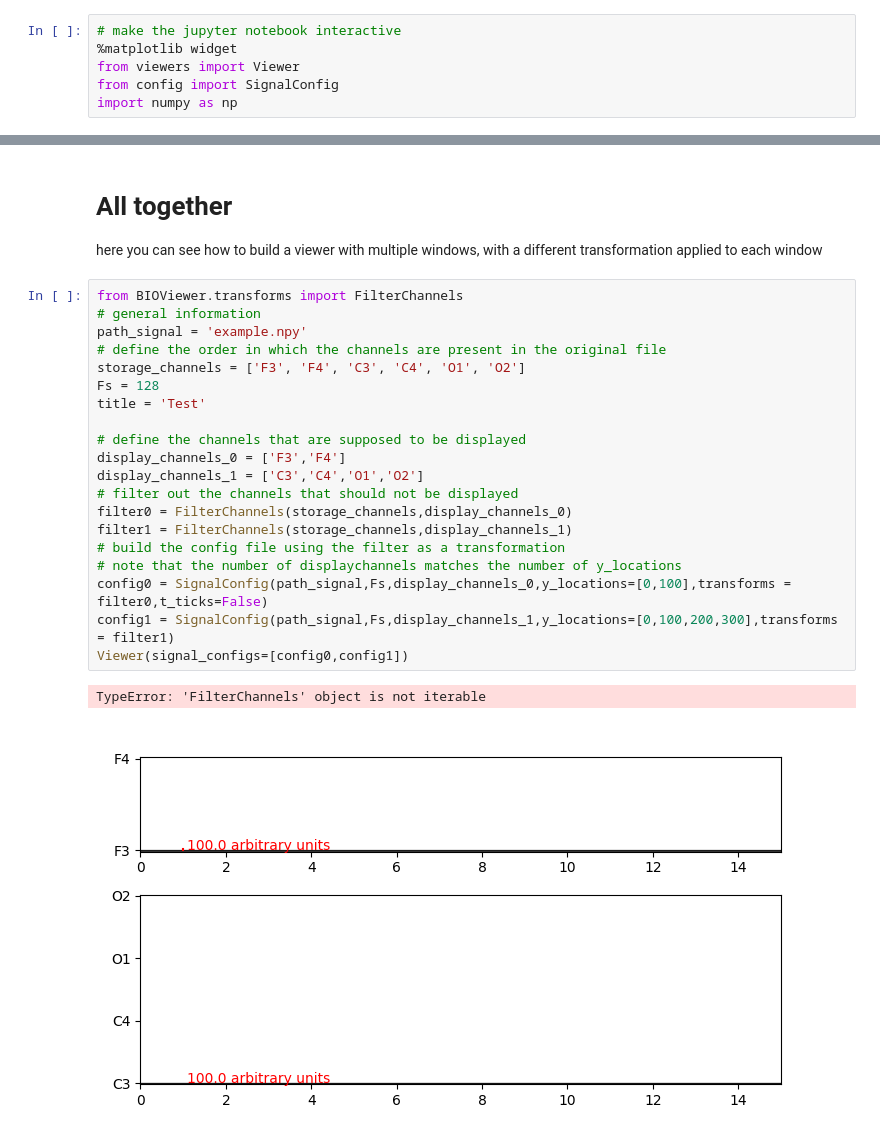
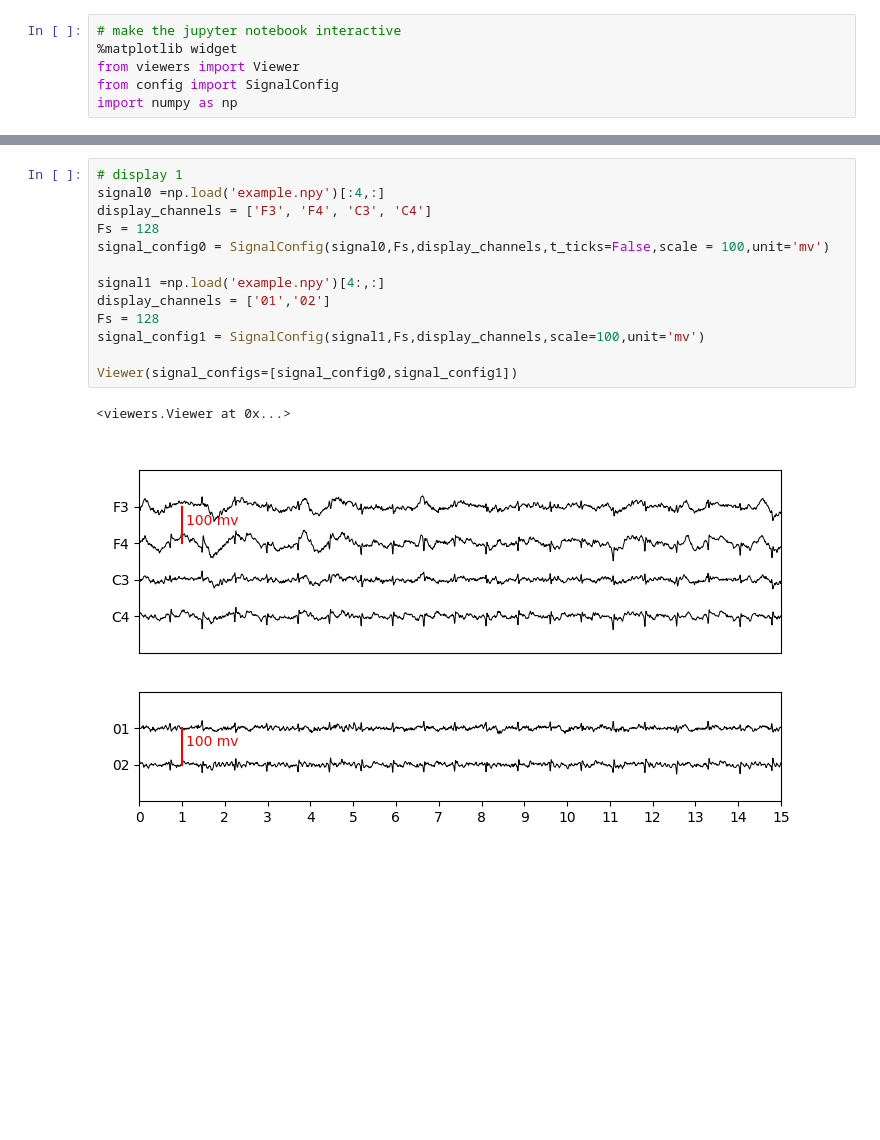
Before and after one commit to MoritzAlkofer/BIOViewer, a Jupyter notebook: demo.ipynb, the cells around one changed output, grey strips where cells are left out. Cells and saved outputs as stored; diff of their text form; blank space fills up the shorter version.

```diff
--- a/demo.ipynb
+++ b/demo.ipynb
@@ -120,26 +74,16 @@ Viewer(signal_configs=[config0])
-# %% [markdown]
-# All together
-here you can see how to build a viewer with multiple windows, with a different transformation applied to each window
-# %%
-from BIOViewer.transforms import FilterChannels
-# general information
-path_signal = 'example.npy'
-# define the order in which the channels are present in the original file
-storage_channels = ['F3', 'F4', 'C3', 'C4', 'O1', 'O2']
-Fs = 128
-title = 'Test'
-
-# define the channels that are supposed to be displayed
-display_channels_0 = ['F3','F4']
-display_channels_1 = ['C3','C4','O1','O2']
-# filter out the channels that should not be displayed
-filter0 = FilterChannels(storage_channels,display_channels_0)
-filter1 = FilterChannels(storage_channels,display_channels_1)
-# build the config file using the filter as a transformation
-# note that the number of displaychannels matches the number of y_locations
-config0 = SignalConfig(path_signal,Fs,display_channels_0,y_locations=[0,100],transforms = filter0,t_ticks=False)
-config1 = SignalConfig(path_signal,Fs,display_channels_1,y_locations=[0,100,200,300],transforms = filter1)
-Viewer(signal_configs=[config0,config1])
-# %% [output]
-TypeError: 'FilterChannels' object is not iterable
-[figure, removed]
+# %%
+# display 1
+signal0 =np.load('example.npy')[:4,:]
+display_channels = ['F3', 'F4', 'C3', 'C4']
+Fs = 128
+signal_config0 = SignalConfig(signal0,Fs,display_channels,t_ticks=False,scale = 100,unit='mv')
+
+signal1 =np.load('example.npy')[4:,:]
+display_channels = ['01','02']
+Fs = 128
+signal_config1 = SignalConfig(signal1,Fs,display_channels,scale=100,unit='mv')
+
+Viewer(signal_configs=[signal_config0,signal_config1])
+# %% [output]
+<viewers.Viewer at 0x...>
+[figure, added]
```
Also changed, not shown: parts of 14 cells of this notebook, 7 other files.
